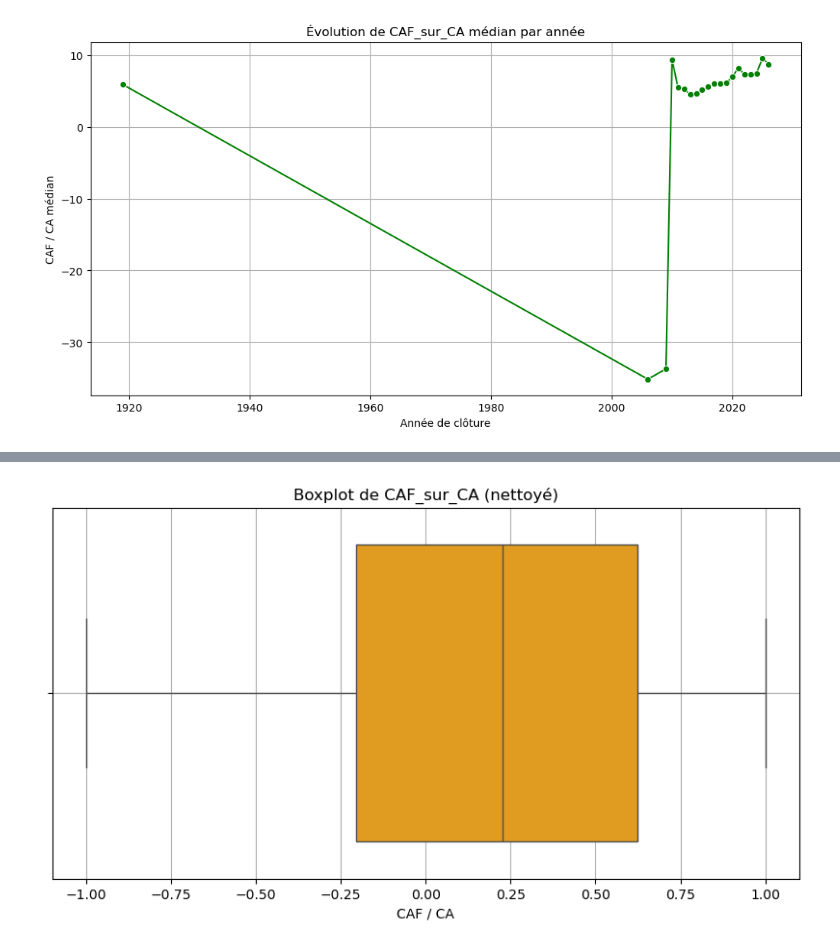
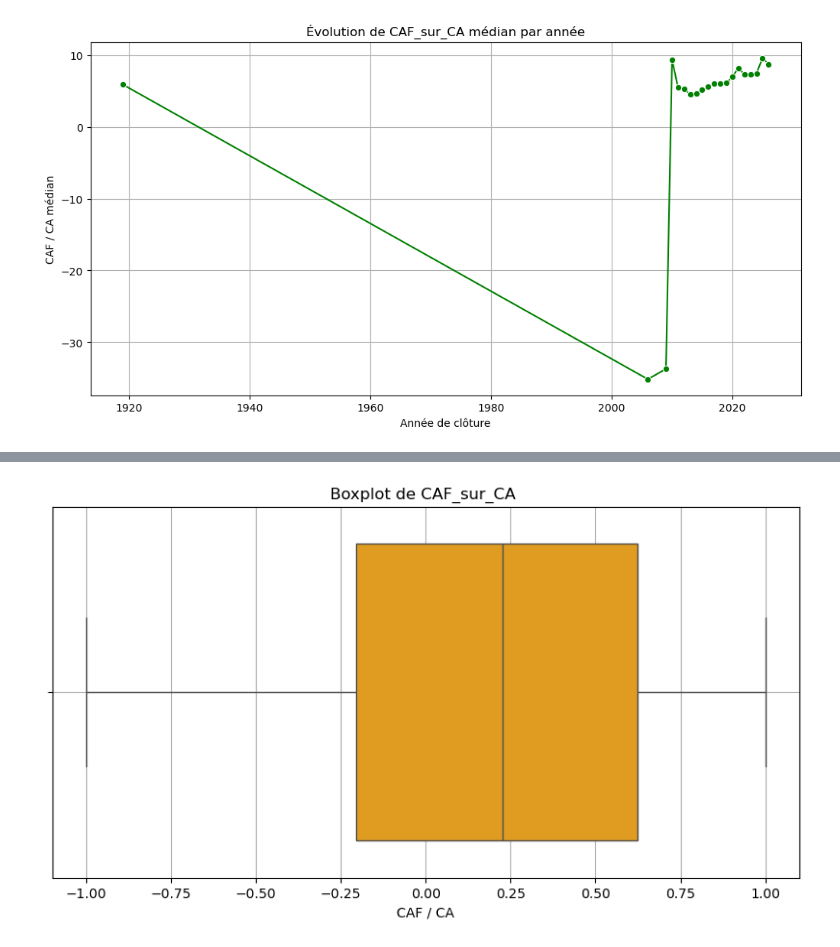
Before and after one commit to khelifaYacine/signaux-faibles-finance, a Jupyter notebook: 01_exploration.ipynb, the cells around one changed output, grey strips where cells are left out. Saved outputs shown, nothing was run; the diff lists cells and outputs as text; code cells hidden in the pictures.

```diff
--- a/01_exploration.ipynb
+++ b/01_exploration.ipynb
@@ -359,12 +359,12 @@ plt.show()
 # %%
 plt.figure(figsize=(10,5))
 sns.boxplot(x=df_caf["CAF_sur_CA"], color="orange")
-plt.title("Boxplot de CAF_sur_CA (nettoyé)")
+plt.title("Boxplot de CAF_sur_CA ")
 plt.xlabel("CAF / CA")
 plt.grid(True)
 plt.show()
 # %% [output]
-[figure, old version]
+[figure, new version]
 # %%
 df_caf_year = df_caf.groupby("annee")["CAF_sur_CA"].median()
 
```
Also changed, not shown: parts of 10 cells of this notebook.
